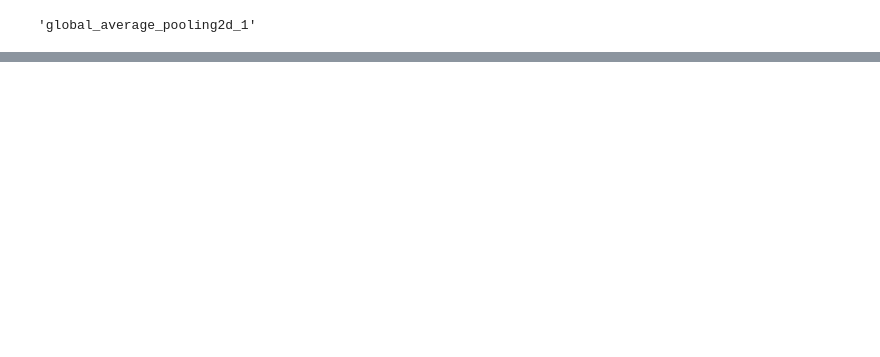
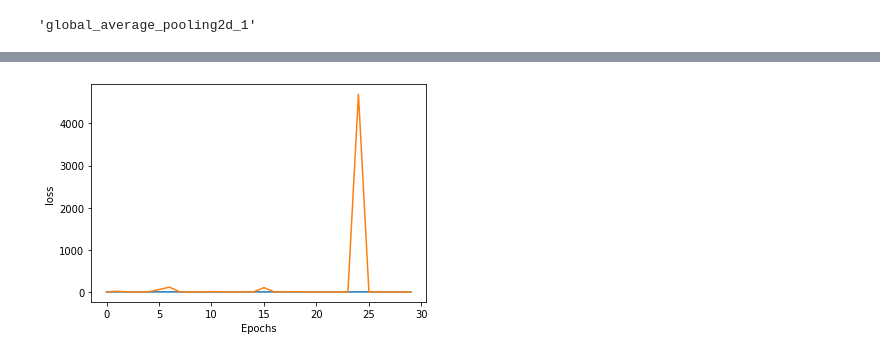
Before and after one commit to dhairyasheelsutar/Food-11-image-classification, a Jupyter notebook: Training resnet152.ipynb, the cells around one changed output, grey strips where cells are left out. Cells and saved outputs as stored; diff of their text form; code cells hidden in the pictures; blank space fills up the shorter version.

```diff
--- a/Training resnet152.ipynb
+++ b/Training resnet152.ipynb
@@ -229,0 +189,4 @@ Epoch 00020: val_acc improved from 0.50496 to 0.52307, saving model to ./drive/M
+# %%
+plot_model_results(30, model.history.history, 'loss')
+# %% [output]
+[figure, added]
```
Also changed, not shown: parts of 20 cells of this notebook, 3 other files.
